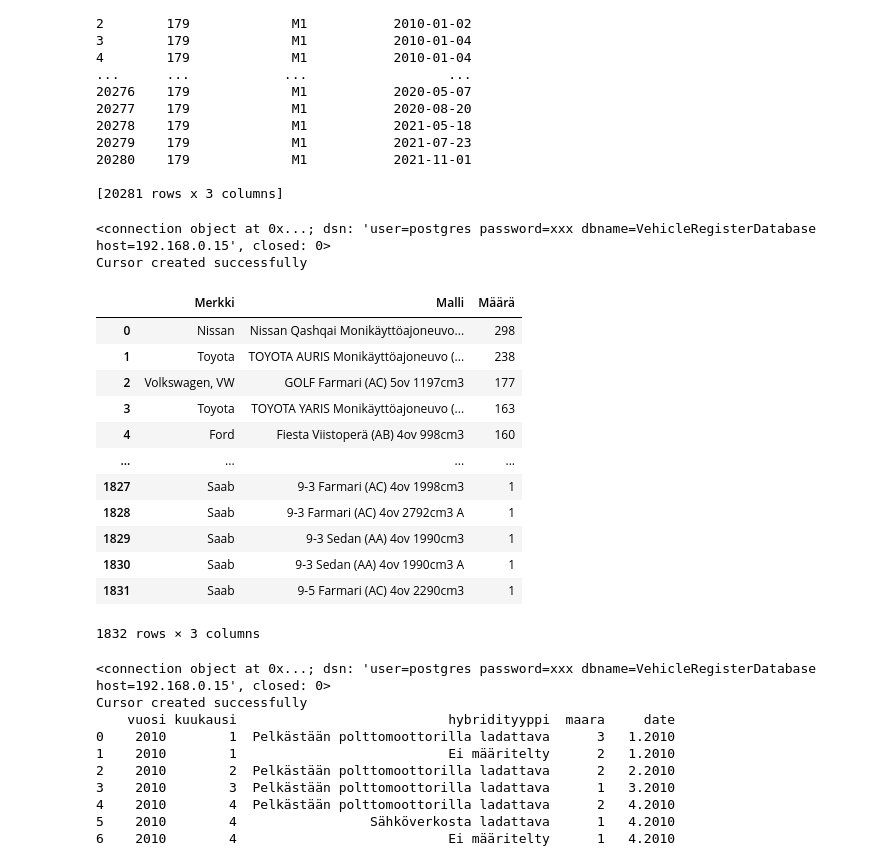
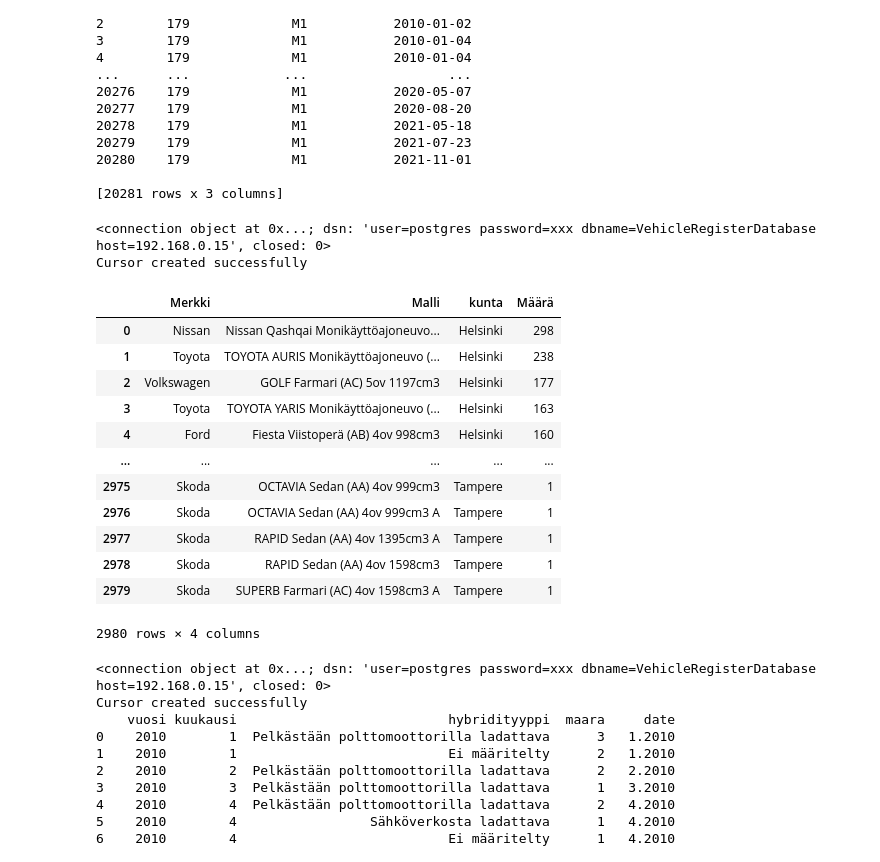
Before and after one commit to GouchinHub/TJTS4901, a Jupyter notebook: koodikirjasto.ipynb, the cells around one changed output. Drawn from its saved outputs; the diff is of its cells as text; code cells hidden in the pictures.

```diff
--- a/koodikirjasto.ipynb
+++ b/koodikirjasto.ipynb
@@ -73,17 +73,21 @@ Cursor created successfully
 
 [20281 rows x 3 columns]
 # %%
-def ensirekisteroinnit_kunnittain_ajoneuvoluokassa(pvm_alku, pvm_loppu, ajoneuvoluokka, kunta, hae_malleittain):
+def ensirekisteroinnit_kunnittain_ajoneuvoluokassa(pvm_alku, pvm_loppu, ajoneuvoluokka, kunta_lista, hae_malleittain):
     cursor = luo_yhteys()
     query = f''' SELECT ar.merkkiselvakielinen, '''
     if(hae_malleittain):
         query += f'''ar.mallimerkinta,'''
     query += f'''
+        ku.selite_fi,
         COUNT(ar.id) AS maara
         FROM ajoneuvorekisteroinnit ar
         LEFT JOIN kunta ku ON ku.id = ar.kunta
-        WHERE ku.selite_fi = '{kunta.title()}' AND ar.ajoneuvoluokka = '{ajoneuvoluokka}' AND ensirekisterointipvm >= '{pvm_alku}' AND ensirekisterointipvm <= '{pvm_loppu}'
-		GROUP BY ar.merkkiselvakielinen
+        WHERE ku.selite_fi IN {tuple(kunta_lista)}
+        AND ar.ajoneuvoluokka = '{ajoneuvoluokka}'
+        AND ensirekisterointipvm >= '{pvm_alku}'
+        AND ensirekisterointipvm <= '{pvm_loppu}'
+		GROUP BY ar.merkkiselvakielinen, ku.selite_fi
     '''
     if(hae_malleittain):
         query += f''', ar.mallimerkinta'''
@@ -95,7 +99,7 @@ def ensirekisteroinnit_kunnittain_ajoneuvoluokassa(pvm_alku, pvm_loppu, ajoneuvo
         cursor.execute(query)
         # Fetch and print the results
         records = cursor.fetchall()
-        columns = ["Merkki", "Määrä"]
+        columns = ["Merkki", "kunta", "Määrä"]
         if (hae_malleittain):
             columns.insert(1, "Malli")
 
@@ -107,23 +111,23 @@ def ensirekisteroinnit_kunnittain_ajoneuvoluokassa(pvm_alku, pvm_loppu, ajoneuvo
     except (Exception, psycopg2.Error) as error:
         print("Error while executing SQL query:", error)
 # %%
-ensirekisteroinnit_kunnittain_ajoneuvoluokassa('2016-01-01', '2017-01-01', 'M1', 'Helsinki', True)
+ensirekisteroinnit_kunnittain_ajoneuvoluokassa('2016-01-01', '2017-01-01', 'M1', ['Helsinki','Tampere'] , True)
 # %% [output]
 <connection object at 0x...; dsn: 'user=postgres password=xxx dbname=VehicleRegisterDatabase host=192.168.0.15', closed: 0>
 Cursor created successfully
-|  | Merkki | Malli | Määrä |
-| 0 | Nissan | Nissan Qashqai Monikäyttöajoneuvo... | 298 |
-| 1 | Toyota | TOYOTA AURIS Monikäyttöajoneuvo (... | 238 |
-| 2 | Volkswagen, VW | GOLF Farmari (AC) 5ov 1197cm3 | 177 |
-| 3 | Toyota | TOYOTA YARIS Monikäyttöajoneuvo (... | 163 |
-| 4 | Ford | Fiesta Viistoperä (AB) 4ov 998cm3 | 160 |
-| ... | ... | ... | ... |
-| 1827 | Saab | 9-3 Farmari (AC) 4ov 1998cm3 | 1 |
-| 1828 | Saab | 9-3 Farmari (AC) 4ov 2792cm3 A | 1 |
-| 1829 | Saab | 9-3 Sedan (AA) 4ov 1990cm3 | 1 |
-| 1830 | Saab | 9-3 Sedan (AA) 4ov 1990cm3 A | 1 |
-| 1831 | Saab | 9-5 Farmari (AC) 4ov 2290cm3 | 1 |
+|  | Merkki | Malli | kunta | Määrä |
+| 0 | Nissan | Nissan Qashqai Monikäyttöajoneuvo... | Helsinki | 298 |
+| 1 | Toyota | TOYOTA AURIS Monikäyttöajoneuvo (... | Helsinki | 238 |
+| 2 | Volkswagen | GOLF Farmari (AC) 5ov 1197cm3 | Helsinki | 177 |
+| 3 | Toyota | TOYOTA YARIS Monikäyttöajoneuvo (... | Helsinki | 163 |
+| 4 | Ford | Fiesta Viistoperä (AB) 4ov 998cm3 | Helsinki | 160 |
+| ... | ... | ... | ... | ... |
+| 2975 | Skoda | OCTAVIA Sedan (AA) 4ov 999cm3 | Tampere | 1 |
+| 2976 | Skoda | OCTAVIA Sedan (AA) 4ov 999cm3 A | Tampere | 1 |
+| 2977 | Skoda | RAPID Sedan (AA) 4ov 1395cm3 A | Tampere | 1 |
+| 2978 | Skoda | RAPID Sedan (AA) 4ov 1598cm3 | Tampere | 1 |
+| 2979 | Skoda | SUPERB Farmari (AC) 4ov 1598cm3 A | Tampere | 1 |
-1832 rows × 3 columns
+2980 rows × 4 columns
 # %%
 def hybridiautot_luokittain(luokka, vuosi_alku, vuosi_loppu,):
     cursor = luo_yhteys()
```
Also changed, not shown: 1 other file.
